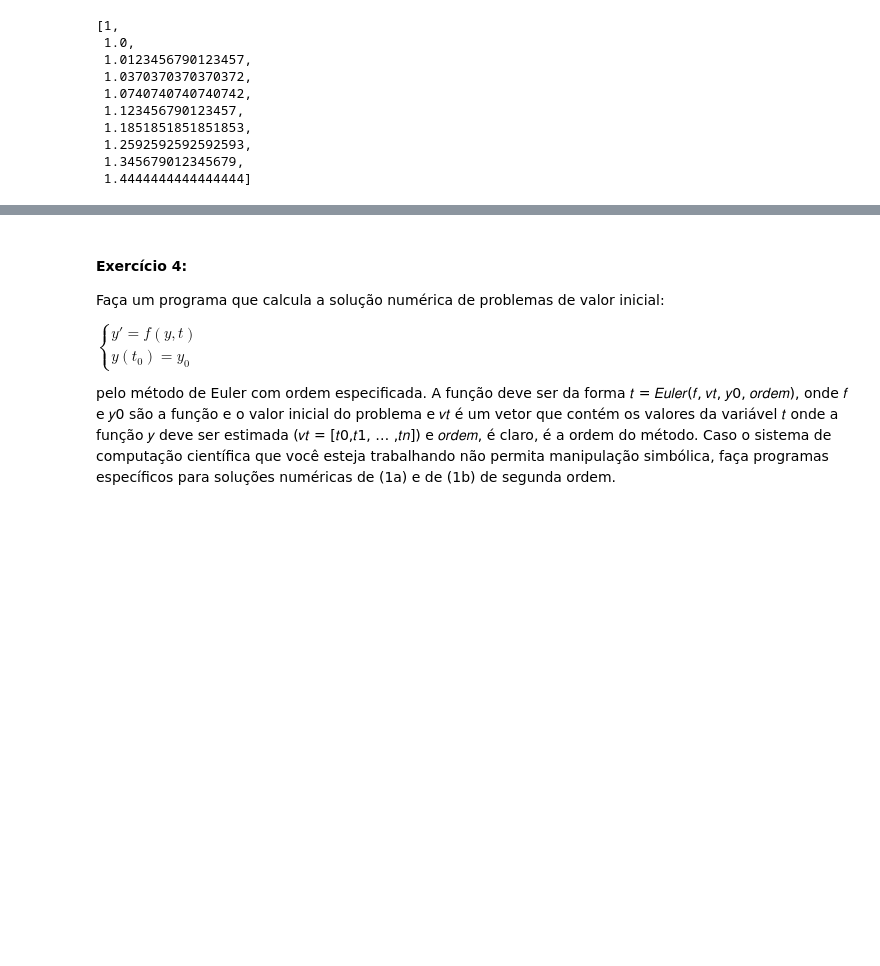
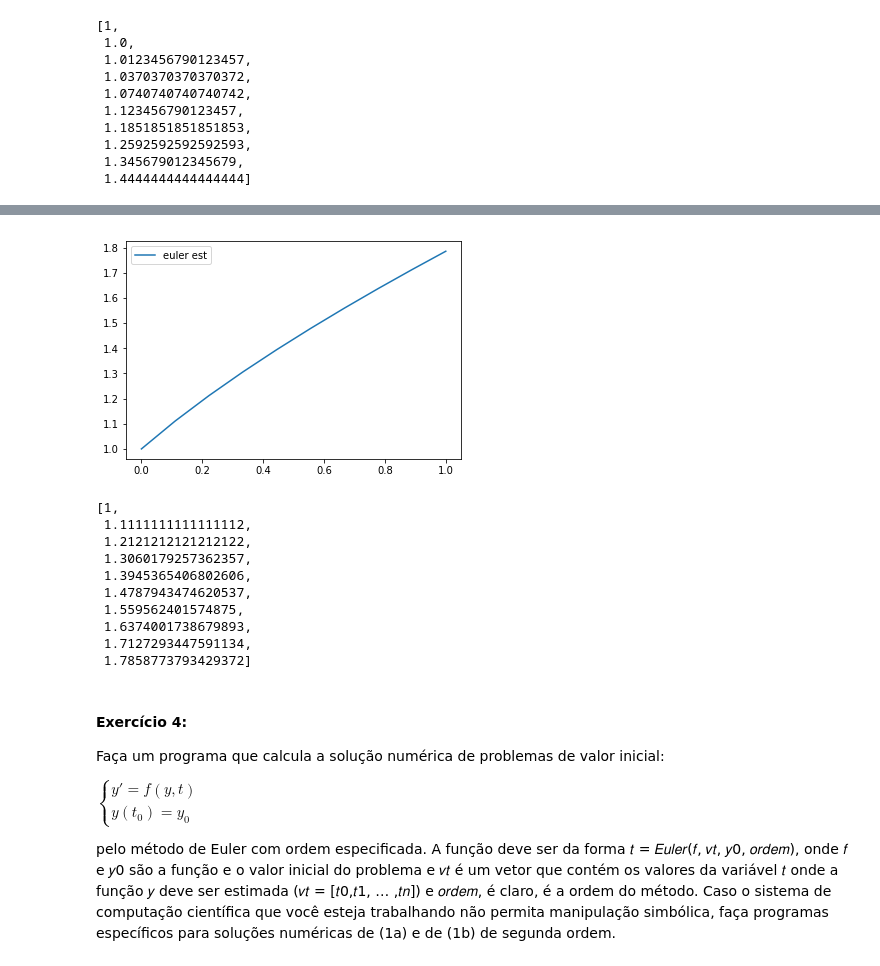
Before and after one commit to fernandascovino/FGV_Numerical_Analysis, a Jupyter notebook: 09-11_numerical_integration.ipynb, the cells around one changed output, grey strips where cells are left out. Cells and saved outputs as stored; diff of their text form; code cells hidden in the pictures; blank space fills up the shorter version.

```diff
--- a/09-11_numerical_integration.ipynb
+++ b/09-11_numerical_integration.ipynb
@@ -166,3 +184,25 @@ est
+# %%
+est = euler_1a_ordem(f, vt10, y0)
+
+plt.plot(vt10, est, label='euler est')
+plt.legend()
+plt.show()
+
+est
+
+# Não obtive solução analítica...
+# %% [output]
+[figure, added]
+[1,
+ 1.1111111111111112,
+ 1.2121212121212122,
+ 1.3060179257362357,
+ 1.3945365406802606,
+ 1.4787943474620537,
+ 1.559562401574875,
+ 1.6374001738679893,
+ 1.7127293447591134,
+ 1.7858773793429372]
 # %% [markdown]
 #### Exercício 4:
 
```
Also changed, not shown: parts of 5 cells of this notebook.
